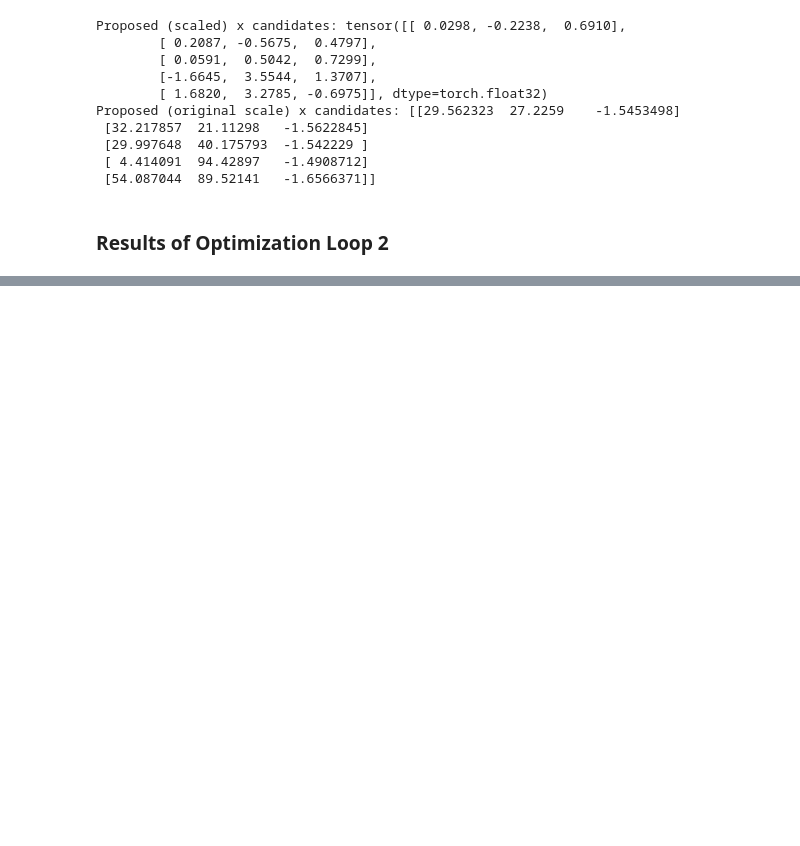
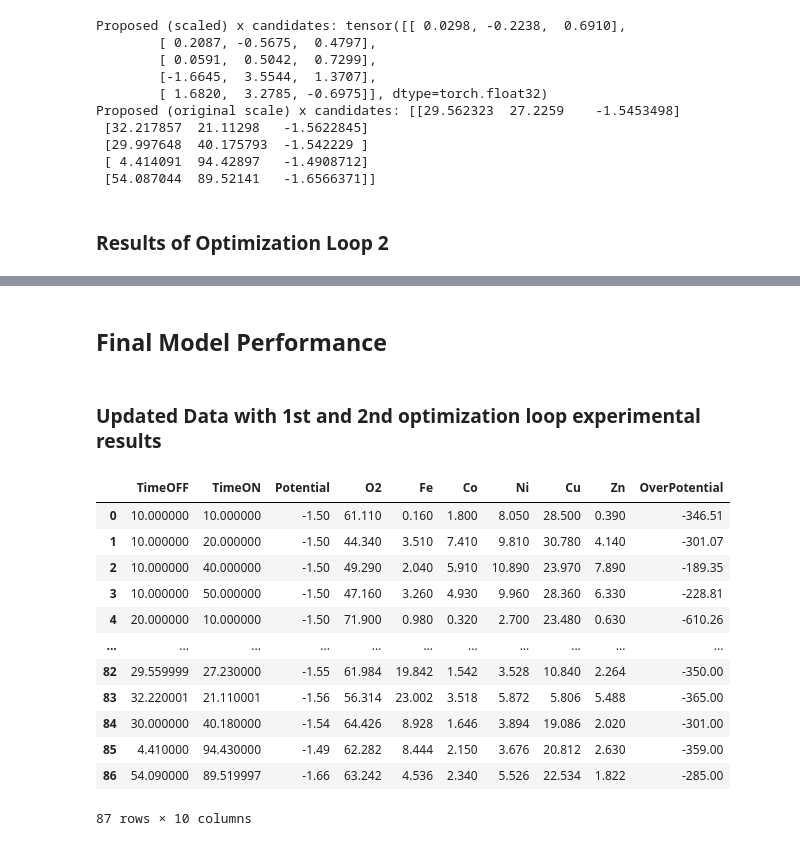
Before and after one commit to Shakti-95/HER-HEO-Prediction-Workflow, a Jupyter notebook: StaGPRW_CHARGE.ipynb, the cells around one changed output, grey strips where cells are left out. Drawn from its saved outputs; the diff is of its cells as text; code cells hidden in the pictures; blank space fills up the shorter version.

```diff
--- a/StaGPRW_CHARGE.ipynb
+++ b/StaGPRW_CHARGE.ipynb
@@ -744,3 +749,24 @@ res_df2
 | 4 | 54.090000 | 89.519997 | -1.66 | 47.950001 | 8.88 | 7.28 | 4.45 | 5.62 | 3.56 | 9.36 | 4.37 | ... |
 # %%
 res_df2.to_excel('Predictions of Optimization Loop 2.xlsx')
+# %% [markdown]
+## Final Model Performance
+# %% [markdown]
+### Updated Data with 1st and 2nd optimization loop experimental results
+# %%
+data_2 = pd.read_excel('HER HEO Data with Iteration 1 and 2 Results.xlsx')
+data_2
+# %% [output]
+|  | TimeOFF | TimeON | Potential | O2 | Fe | Co | Ni | Cu | Zn | OverPotential |
+| 0 | 10.000000 | 10.000000 | -1.50 | 61.110 | 0.160 | 1.800 | 8.050 | 28.500 | 0.390 | -346.51 |
+| 1 | 10.000000 | 20.000000 | -1.50 | 44.340 | 3.510 | 7.410 | 9.810 | 30.780 | 4.140 | -301.07 |
+| 2 | 10.000000 | 40.000000 | -1.50 | 49.290 | 2.040 | 5.910 | 10.890 | 23.970 | 7.890 | -189.35 |
+| 3 | 10.000000 | 50.000000 | -1.50 | 47.160 | 3.260 | 4.930 | 9.960 | 28.360 | 6.330 | -228.81 |
+| 4 | 20.000000 | 10.000000 | -1.50 | 71.900 | 0.980 | 0.320 | 2.700 | 23.480 | 0.630 | -610.26 |
+| ... | ... | ... | ... | ... | ... | ... | ... | ... | ... | ... |
+| 82 | 29.559999 | 27.230000 | -1.55 | 61.984 | 19.842 | 1.542 | 3.528 | 10.840 | 2.264 | -350.00 |
+| 83 | 32.220001 | 21.110001 | -1.56 | 56.314 | 23.002 | 3.518 | 5.872 | 5.806 | 5.488 | -365.00 |
+| 84 | 30.000000 | 40.180000 | -1.54 | 64.426 | 8.928 | 1.646 | 3.894 | 19.086 | 2.020 | -301.00 |
+| 85 | 4.410000 | 94.430000 | -1.49 | 62.282 | 8.444 | 2.150 | 3.676 | 20.812 | 2.630 | -359.00 |
+| 86 | 54.090000 | 89.519997 | -1.66 | 63.242 | 4.536 | 2.340 | 5.526 | 22.534 | 1.822 | -285.00 |
+87 rows × 10 columns
```
Also changed, not shown: parts of 10 cells of this notebook, 4 other files.
